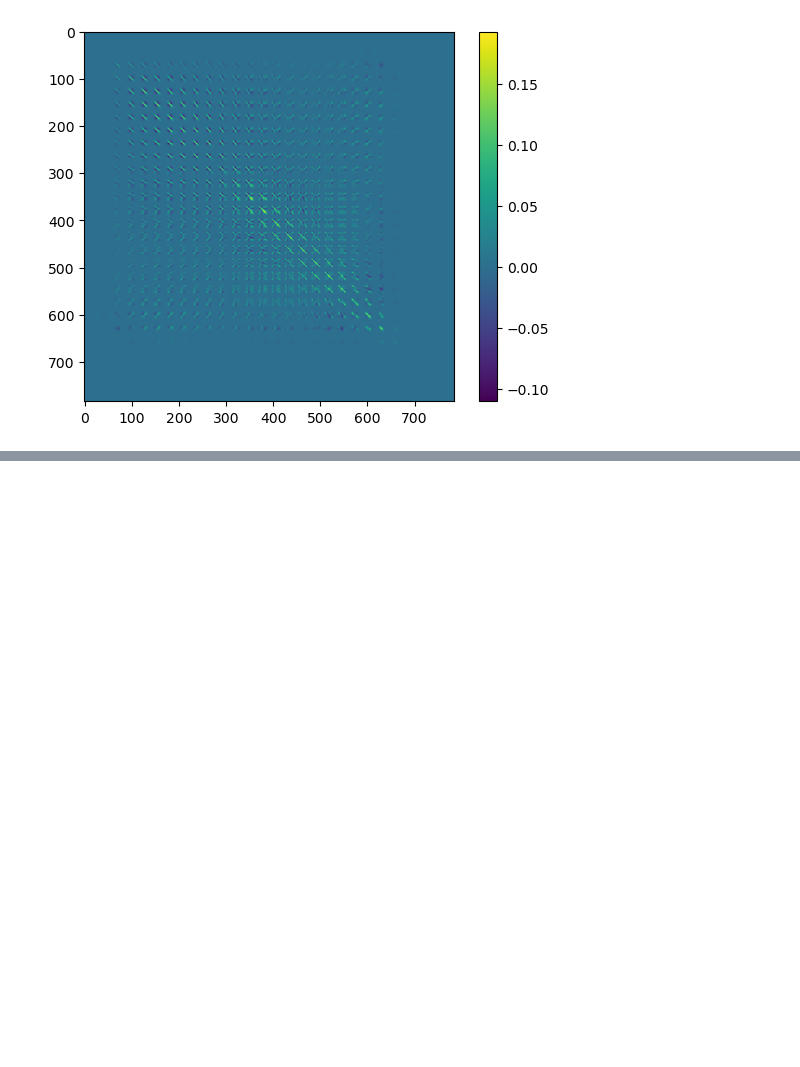
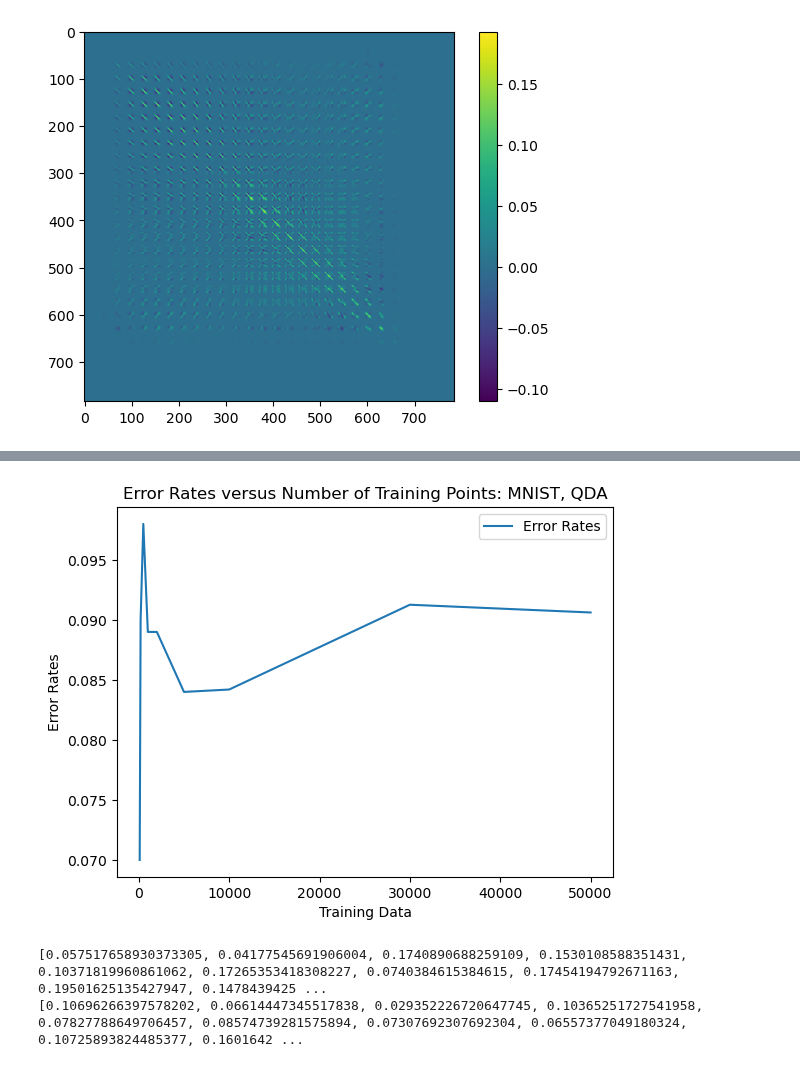
Before and after one commit to AmandaYao00/cs189_hw3, a Jupyter notebook: hw3-2023/scripts/code.ipynb, the cells around one changed output, grey strips where cells are left out. Cells and saved outputs as stored; diff of their text form; code cells hidden in the pictures; blank space fills up the shorter version.

```diff
--- a/hw3-2023/scripts/code.ipynb
+++ b/hw3-2023/scripts/code.ipynb
@@ -353,12 +359,14 @@ create_plot(num_training_pts, error_rates, "Error Rates versus Number of Trainin
 # %%
 # 8.3 QDA
 
 error_rates = []
 
-# Compute predictions based on LDA
+# Compute predictions based on QDA
 for i in range(len(mnist_training_arrs)):
-    predictions = compute_gaussians_QDA(mnist_training_arrs[i], mnist_means, mnist_cov)
-    error_rates.append(compute_error_rate(predictions, mnist_label_arrs[i]))
+    QDA_predictions = compute_gaussians_QDA(mnist_training_arrs[i], mnist_means, mnist_covs)
+    error_rates.append(compute_error_rate(QDA_predictions, mnist_label_arrs[i]))
 
 # Plot error rate versus number of training points.
 create_plot(num_training_pts, error_rates, "Error Rates versus Number of Training Points: MNIST, QDA")
+# %% [output]
+[figure, added]
@@ -365,3 +440,26 @@ create_plot(num_training_pts, error_rates, "Error Rates versus Number of Trainin
+# %%
+# Plot validation errors versus number of training points for LDA and QDA
+
+LDA_error_rates = []
+QDA_error_rates = []
+
+# Compute predictions based on LDA
+for i in range(10):
+    LDA_predictions = compute_gaussians_LDA(val_class_data[i], mnist_means, mnist_cov)
+    LDA_error_rates.append(compute_error_rate(LDA_predictions, val_class_labels[i]))
+
+# Compute predictions based on QDA
+for i in range(10):
+    QDA_predictions = compute_gaussians_QDA(val_class_data[i], mnist_means, mnist_covs)
+    QDA_error_rates.append(compute_error_rate(QDA_predictions, val_class_labels[i]))
+
+# Plot validation error versus number of training points for each data point
+create_plot()
+print(LDA_error_rates)
+print(QDA_error_rates)
+# %% [output]
+[0.057517658930373305, 0.04177545691906004, 0.1740890688259109, 0.1530108588351431, 0.10371819960861062, 0.17265353418308227, 0.0740384615384615, 0.17454194792671163, 0.19501625135427947, 0.1478439425 ...
+[0.10696266397578202, 0.06614447345517838, 0.029352226720647745, 0.10365251727541958, 0.07827788649706457, 0.08574739281575894, 0.07307692307692304, 0.06557377049180324, 0.10725893824485377, 0.1601642 ...
 # %%
 # Compute prior probabilities
 mnist_priors = compute_priors(mnist_data, 60000)
```
Also changed, not shown: parts of 14 cells of this notebook.
